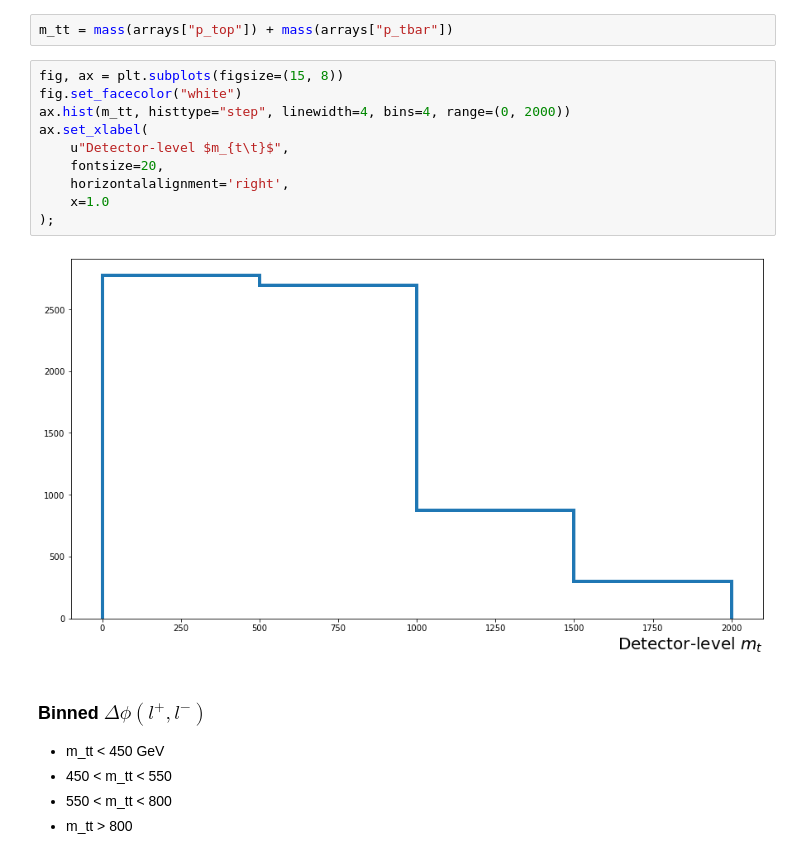
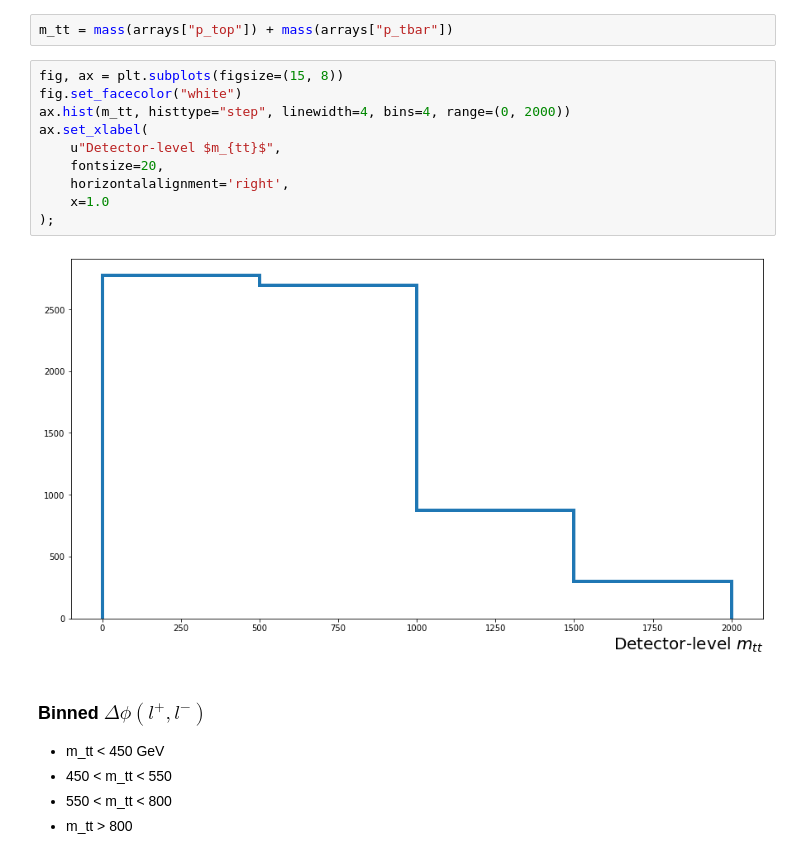
Before and after one commit to cmpatino/optimal-observables, a Jupyter notebook: consistency_checks/Observables.ipynb, the cells around one changed output. Cells and saved outputs as stored; diff of their text form.

Commit message:
Fix label of mtt plot

```diff
--- a/consistency_checks/Observables.ipynb
+++ b/consistency_checks/Observables.ipynb
@@ -50,15 +50,15 @@ m_tt = mass(arrays["p_top"]) + mass(arrays["p_tbar"])
 # %%
 fig, ax = plt.subplots(figsize=(15, 8))
 fig.set_facecolor("white")
 ax.hist(m_tt, histtype="step", linewidth=4, bins=4, range=(0, 2000))
 ax.set_xlabel(
-    u"Detector-level $m_{t\t}$",
+    u"Detector-level $m_{tt}$",
     fontsize=20,
     horizontalalignment='right',
     x=1.0
 );
 # %% [output]
-[figure, old version]
+[figure, new version]
 # %% [markdown]
 ### Binned $\Delta \phi(l^{+}, l^{-})$
 
```
